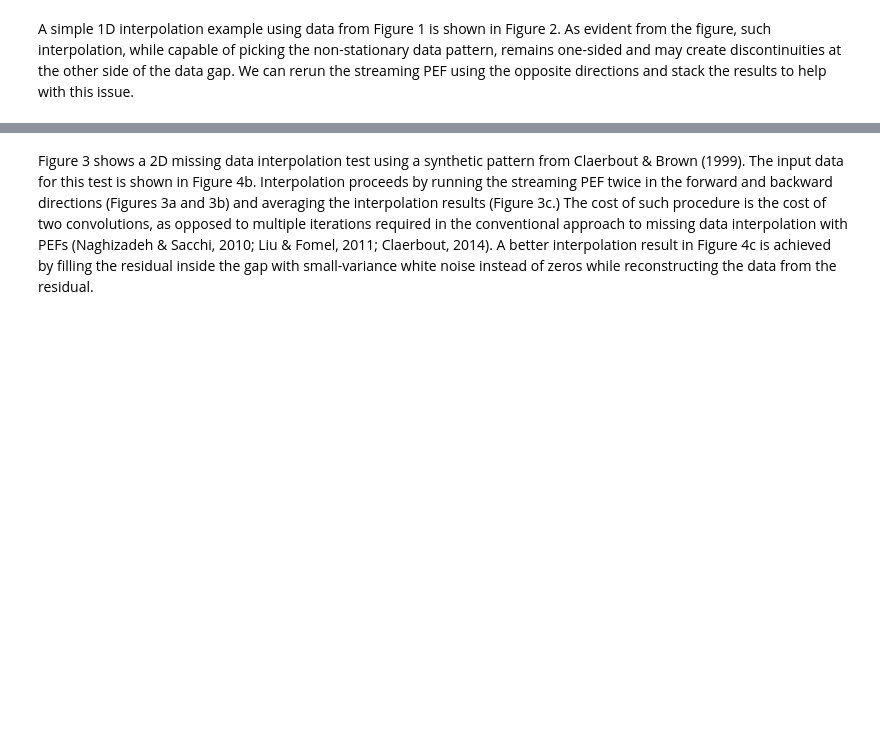
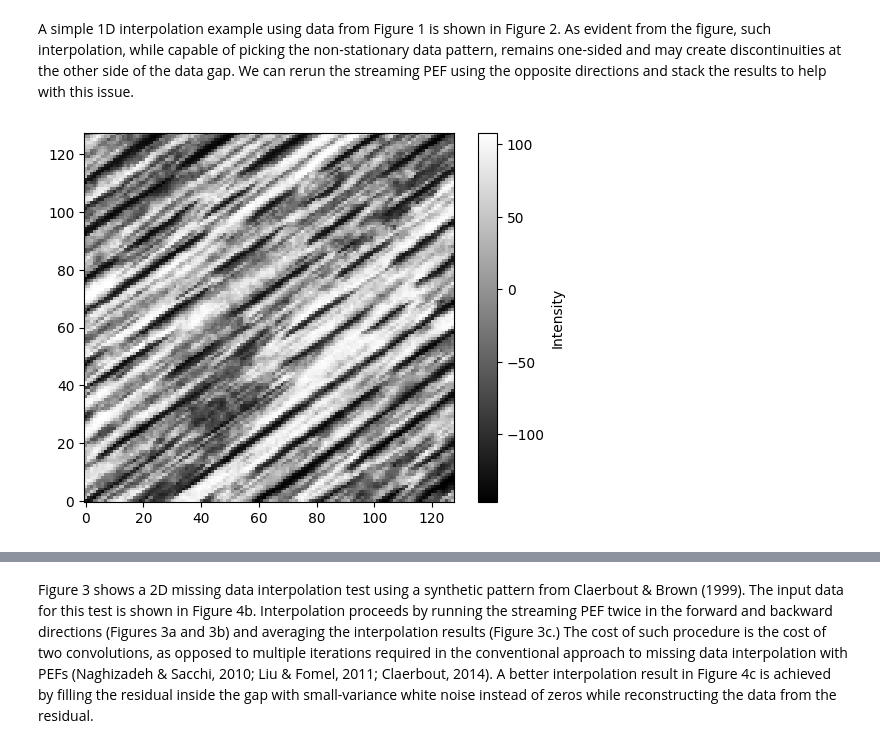
Before and after one commit to jonatchoum/pef_perso_gitpod2, a Jupyter notebook: PEF_python_v1.ipynb, the cells around one changed output, grey strips where cells are left out. Drawn from its saved outputs; the diff is of its cells as text; code cells hidden in the pictures; blank space fills up the shorter version.

```diff
--- a/PEF_python_v1.ipynb
+++ b/PEF_python_v1.ipynb
@@ -438,9 +447,11 @@ with zipfile.ZipFile("files.zip", "r") as zip_ref:
         # For example, you can convert it to a numpy array if it's numerical data
         wood = np.frombuffer(data, dtype=np.float32).reshape(128, 128,order='F')
 # %%
-plt.imshow(wood, cmap='inferno', interpolation='none', origin="lower")
+plt.imshow(wood, cmap='gray', interpolation='none', origin="lower")
 plt.colorbar(label='Intensity')
 plt.show()
+# %% [output]
+[figure, added]
 # %%
 def punch_hole(data):
 
```
Also changed, not shown: parts of 22 cells of this notebook.
